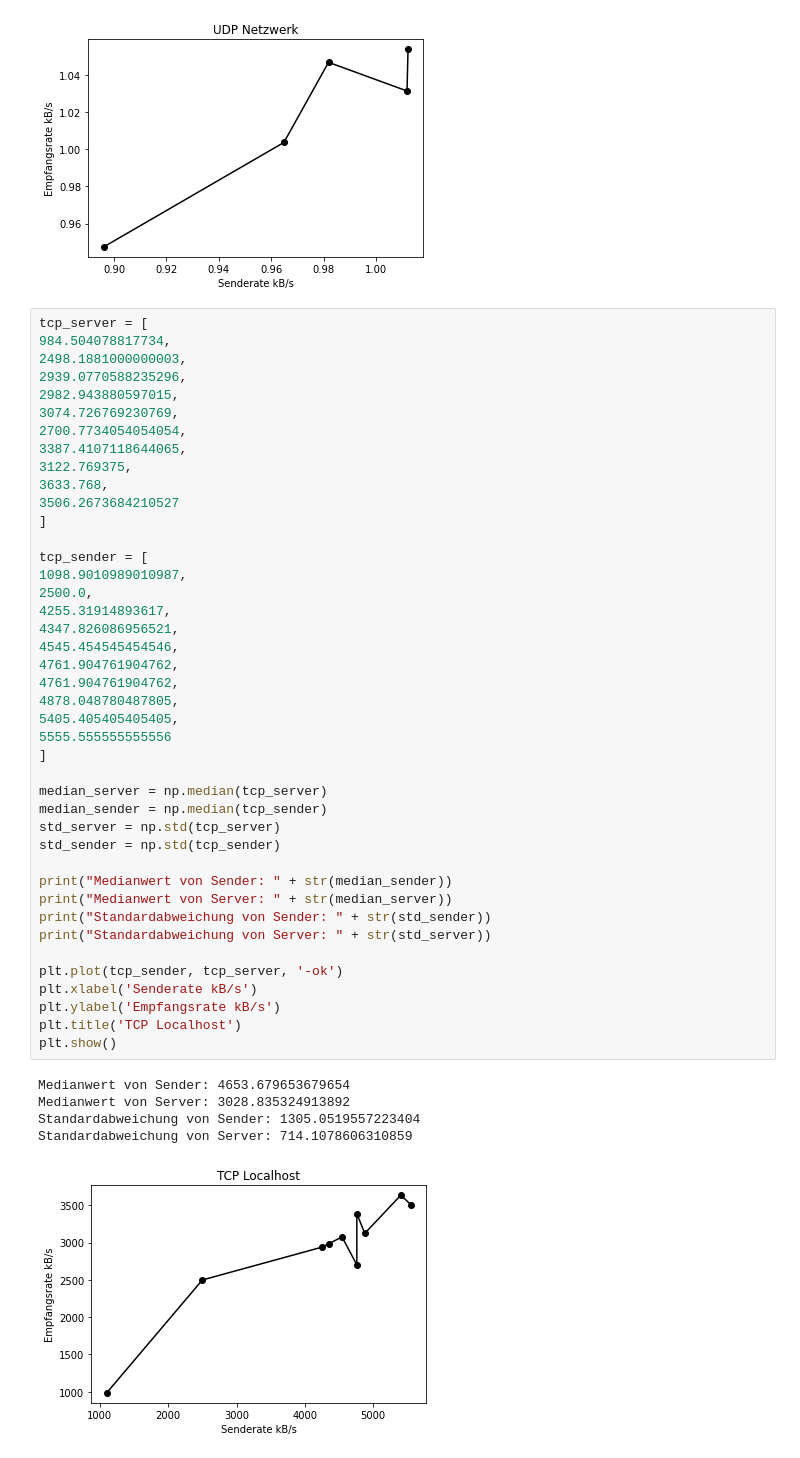
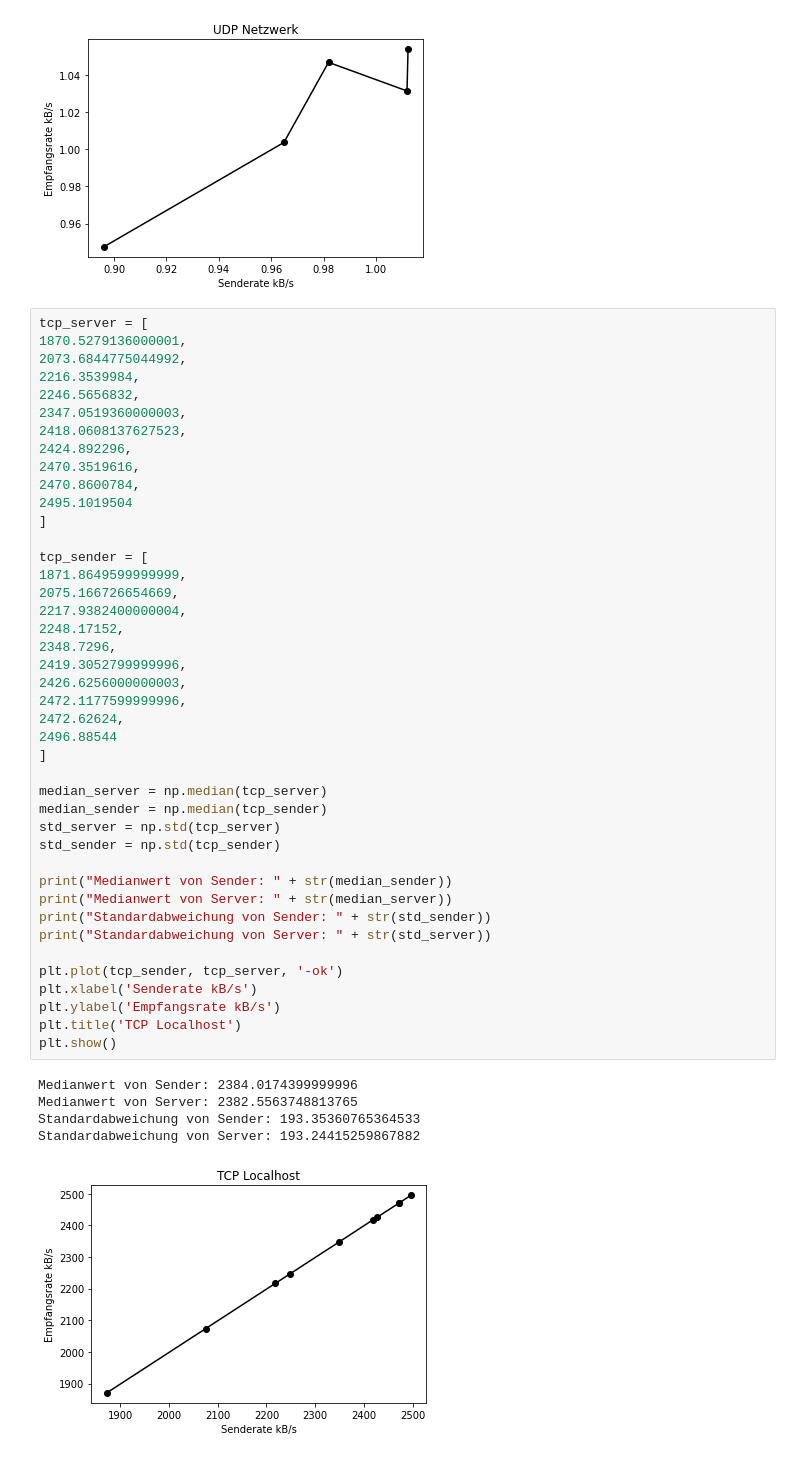
Before and after one commit to AllCatchingEye/Netzwerke_02, a Jupyter notebook: src/abgabe6/messungen.ipynb, the cells around one changed output. Cells and saved outputs as stored; diff of their text form.

```diff
--- a/src/abgabe6/messungen.ipynb
+++ b/src/abgabe6/messungen.ipynb
@@ -80,51 +94,51 @@ Standardabweichung von Server: 0.06903746808505776
 [figure]
 # %%
 tcp_server = [
-984.504078817734,
-2498.1881000000003,
-2939.0770588235296,
-2982.943880597015,
-3074.726769230769,
-2700.7734054054054,
-3387.4107118644065,
-3122.769375,
-3633.768,
-3506.2673684210527
+1870.5279136000001,
+2073.6844775044992,
+2216.3539984,
+2246.5656832,
+2347.0519360000003,
+2418.0608137627523,
+2424.892296,
+2470.3519616,
+2470.8600784,
+2495.1019504
 ]
 
 tcp_sender = [
-1098.9010989010987,
-2500.0,
-4255.31914893617,
-4347.826086956521,
-4545.454545454546,
-4761.904761904762,
-4761.904761904762,
-4878.048780487805,
-5405.405405405405,
-5555.555555555556
+1871.8649599999999,
+2075.166726654669,
+2217.9382400000004,
+2248.17152,
+2348.7296,
+2419.3052799999996,
+2426.6256000000003,
+2472.1177599999996,
+2472.62624,
+2496.88544
 ]
 
 median_server = np.median(tcp_server)
 median_sender = np.median(tcp_sender)
 std_server = np.std(tcp_server)
 std_sender = np.std(tcp_sender)
 
 print("Medianwert von Sender: " + str(median_sender))
 print("Medianwert von Server: " + str(median_server))
 print("Standardabweichung von Sender: " + str(std_sender))
 print("Standardabweichung von Server: " + str(std_server))
 
 plt.plot(tcp_sender, tcp_server, '-ok')
 plt.xlabel('Senderate kB/s')
 plt.ylabel('Empfangsrate kB/s')
 plt.title('TCP Localhost')
 plt.show()
 # %% [output]
-Medianwert von Sender: 4653.679653679654
-Medianwert von Server: 3028.835324913892
-Standardabweichung von Sender: 1305.0519557223404
-Standardabweichung von Server: 714.1078606310859
+Medianwert von Sender: 2384.0174399999996
+Medianwert von Server: 2382.5563748813765
+Standardabweichung von Sender: 193.35360765364533
+Standardabweichung von Server: 193.24415259867882
-[figure, old version]
+[figure, new version]
 # %%
 tcp_server = [
```
Also changed, not shown: parts of 2 cells of this notebook, 3 other files.
